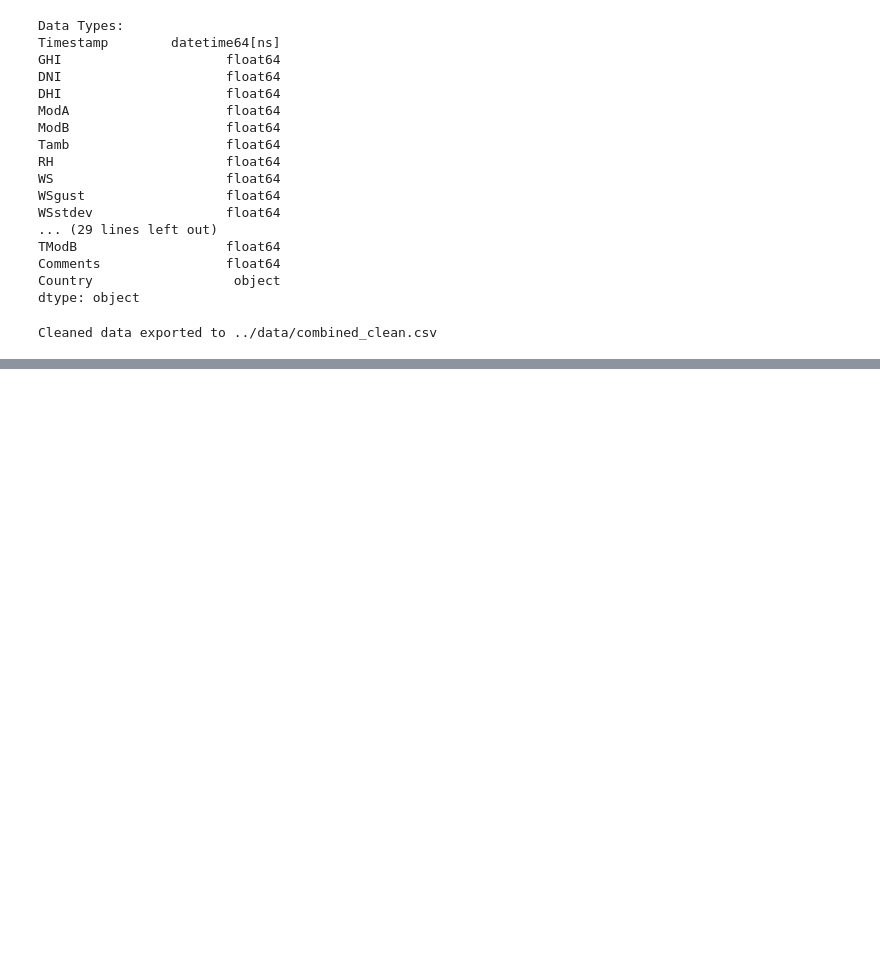
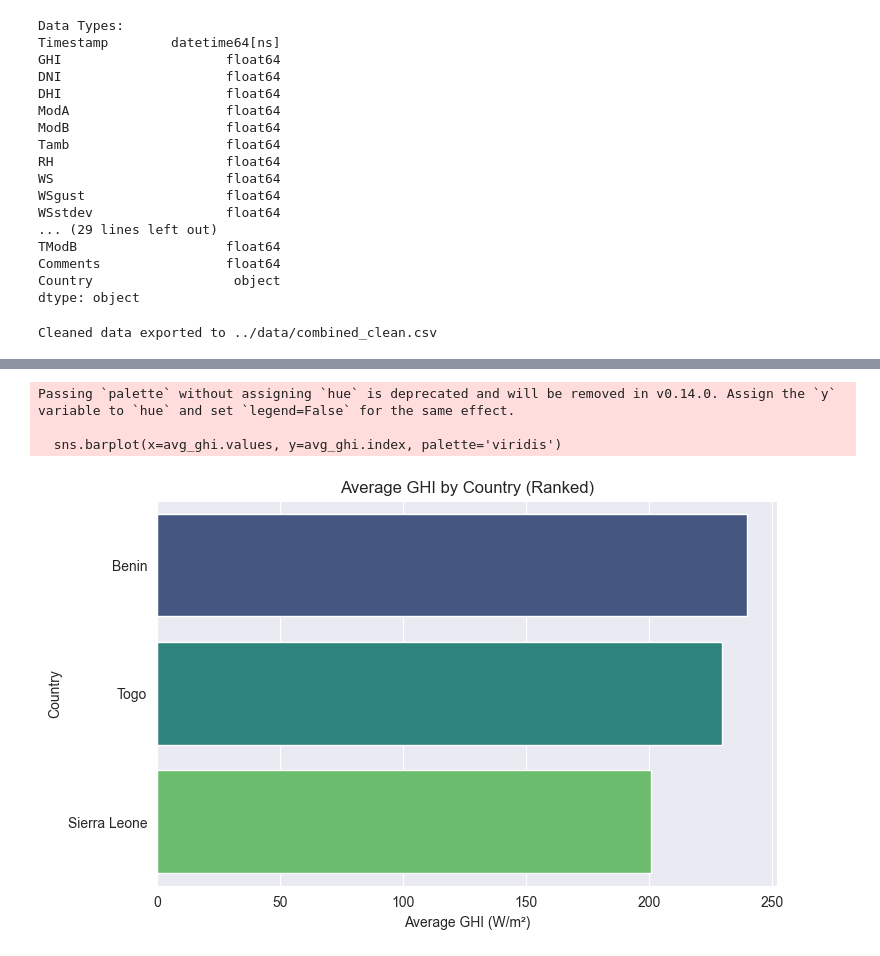
Before and after one commit to Bekalu-t/solar-challenge-week1, a Jupyter notebook: notebooks/compare_countries.ipynb, the cells around one changed output, grey strips where cells are left out. Saved outputs shown, nothing was run; the diff lists cells and outputs as text; code cells hidden in the pictures; blank space fills up the shorter version.

```diff
--- a/notebooks/compare_countries.ipynb
+++ b/notebooks/compare_countries.ipynb
@@ -212,0 +330,15 @@ Final Shape: (1576800, 20)
+# %%
+# Bar chart of average GHI by country
+avg_ghi = df_combined.groupby('Country')['GHI'].mean().sort_values(ascending=False)
+
+plt.figure(figsize=(8, 5))
+sns.barplot(x=avg_ghi.values, y=avg_ghi.index, palette='viridis')
+plt.title('Average GHI by Country (Ranked)')
+plt.xlabel('Average GHI (W/m²)')
+plt.ylabel('Country')
+plt.show()
+# %% [output]
+Passing `palette` without assigning `hue` is deprecated and will be removed in v0.14.0. Assign the `y` variable to `hue` and set `legend=False` for the same effect.
+
+  sns.barplot(x=avg_ghi.values, y=avg_ghi.index, palette='viridis')
+[figure, added]
```
Also changed, not shown: parts of 4 cells of this notebook.
